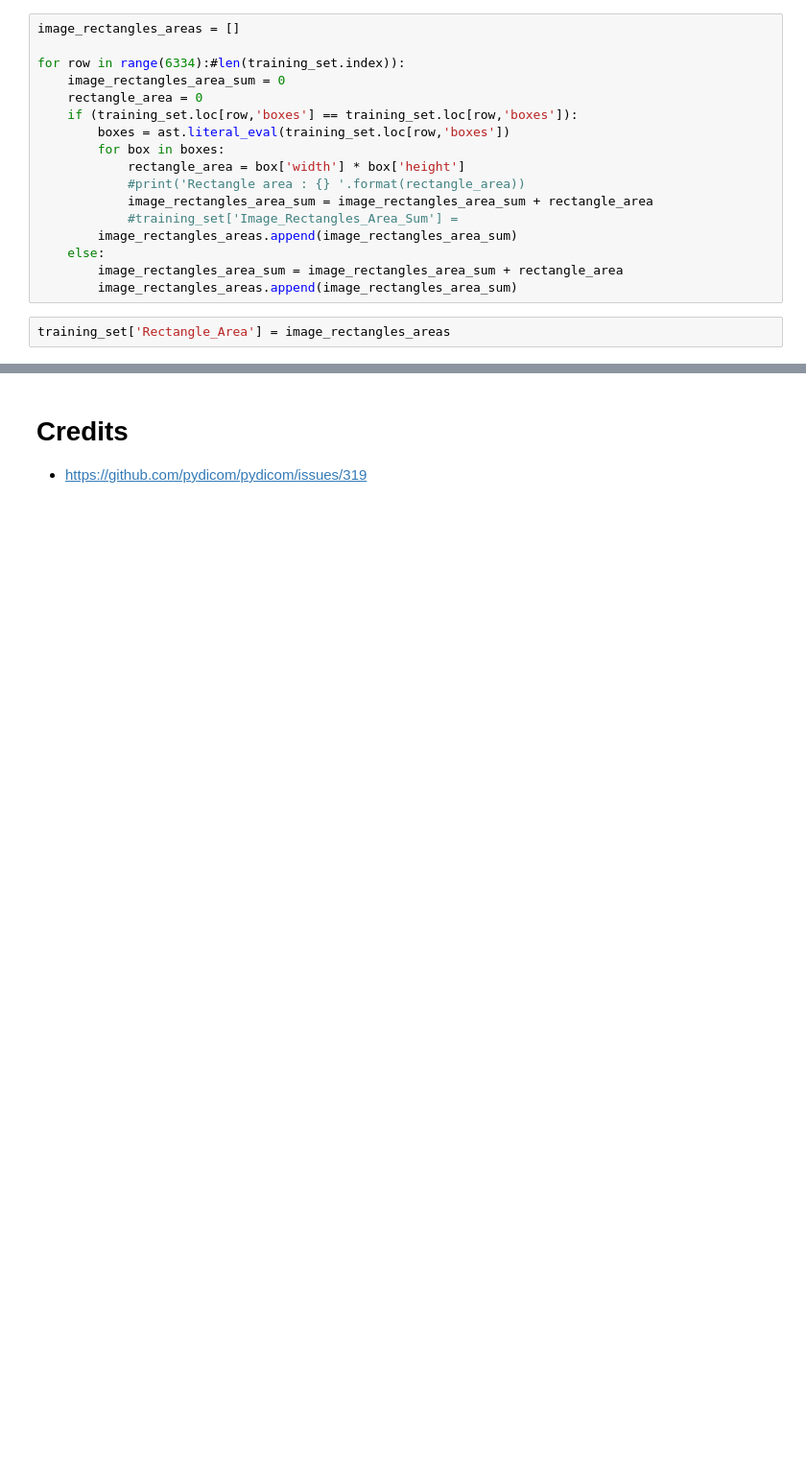
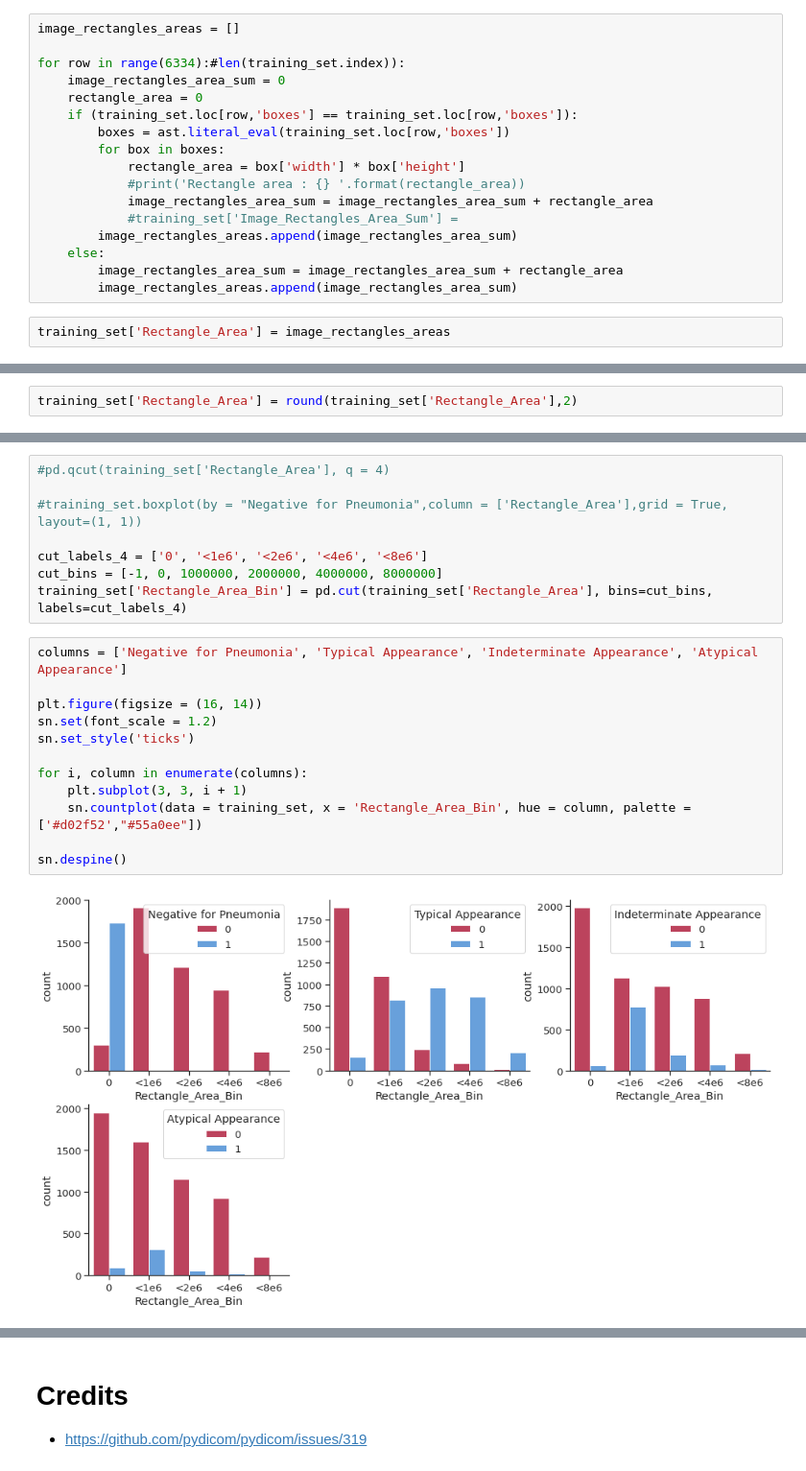
Before and after one commit to anastazijaverovic/COVID-19_Detection_Radiographs, a Jupyter notebook: covid-19-detection.ipynb, the cells around one changed output, grey strips where cells are left out. Shown at 96% size. Cells and saved outputs as stored; diff of their text form; blank space fills up the shorter version.

Commit message:
Rectangle areas EDA

```diff
--- a/covid-19-detection.ipynb
+++ b/covid-19-detection.ipynb
@@ -202 +206,3 @@ training_set['Rectangle_Area'] = image_rectangles_areas
+# %%
+training_set['Rectangle_Area'] = round(training_set['Rectangle_Area'],2)
 # %%
@@ -210,0 +223,22 @@ training_set.head()
+# %%
+#pd.qcut(training_set['Rectangle_Area'], q = 4)
+
+#training_set.boxplot(by = "Negative for Pneumonia",column = ['Rectangle_Area'],grid = True, layout=(1, 1))
+
+cut_labels_4 = ['0', '<1e6', '<2e6', '<4e6', '<8e6']
+cut_bins = [-1, 0, 1000000, 2000000, 4000000, 8000000]
+training_set['Rectangle_Area_Bin'] = pd.cut(training_set['Rectangle_Area'], bins=cut_bins, labels=cut_labels_4)
+# %%
+columns = ['Negative for Pneumonia', 'Typical Appearance', 'Indeterminate Appearance', 'Atypical Appearance']
+
+plt.figure(figsize = (16, 14))
+sn.set(font_scale = 1.2)
+sn.set_style('ticks')
+
+for i, column in enumerate(columns):
+    plt.subplot(3, 3, i + 1)
+    sn.countplot(data = training_set, x = 'Rectangle_Area_Bin', hue = column, palette = ['#d02f52',"#55a0ee"])
+
+sn.despine()
+# %% [output]
+[figure, added]
```
Also changed, not shown: parts of 11 cells of this notebook.
